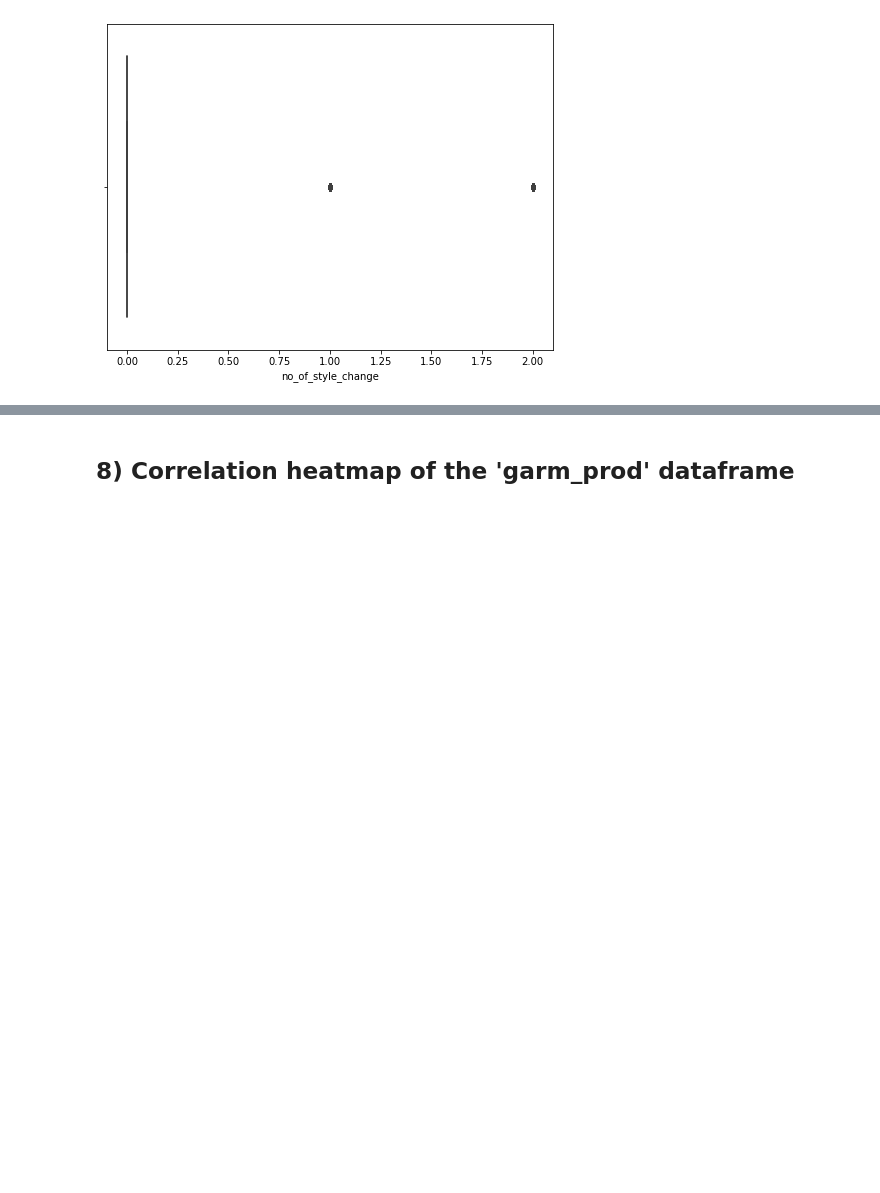
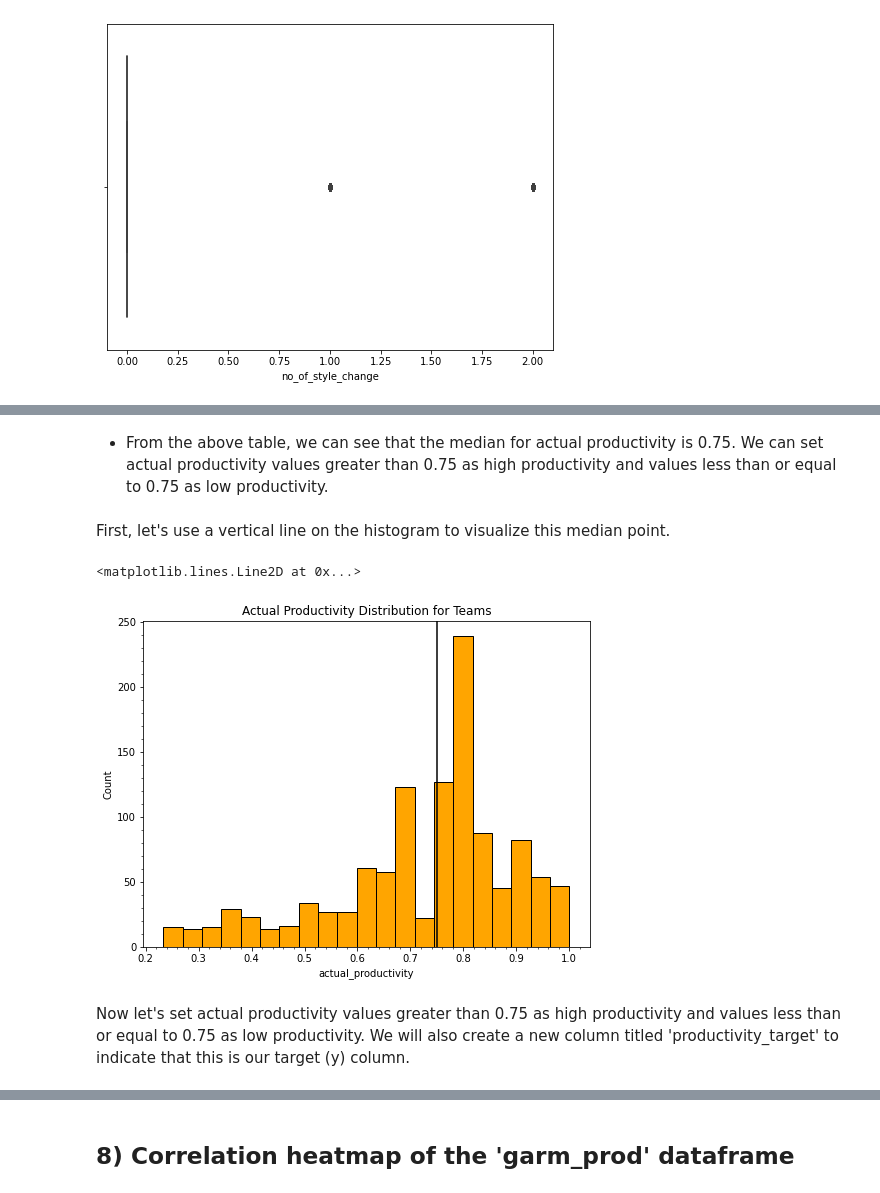
Before and after one commit to todebode/Garments-Industry-Employee-Productivity, a Jupyter notebook: Garment_Industry_Employee_Productivity.ipynb, the cells around one changed output, grey strips where cells are left out. Cells and saved outputs as stored; diff of their text form; code cells hidden in the pictures; blank space fills up the shorter version.

```diff
--- a/Garment_Industry_Employee_Productivity.ipynb
+++ b/Garment_Industry_Employee_Productivity.ipynb
@@ -449,0 +490,18 @@ sns.boxplot(data=garm_prod, x='actual_productivity');
+# %% [markdown]
+- From the above table, we can see that the median for actual productivity is 0.75. We can set actual productivity values greater than 0.75 as high productivity and values less than or equal to 0.75 as low productivity.
+# %% [markdown]
+First, let's use a vertical line on the histogram to visualize this median point.
+# %%
+# Histogram of Targeted Productivity distribution.
+plt.figure(figsize=(8,6))
+plt.hist(garm_prod['actual_productivity'], color = 'orange', bins='auto', edgecolor='black')
+plt.xlabel("actual_productivity")
+plt.ylabel("Count")
+plt.title("Actual Productivity Distribution for Teams")
+plt.minorticks_on();
+plt.axvline(0.75, color = 'black')
+# %% [output]
+<matplotlib.lines.Line2D at 0x...>
+[figure, added]
+# %% [markdown]
+Now let's set actual productivity values greater than 0.75 as high productivity and values less than or equal to 0.75 as low productivity. We will also create a new column titled 'productivity_target' to indicate that this is our target (y) column.
```
Also changed, not shown: parts of 140 cells of this notebook.
